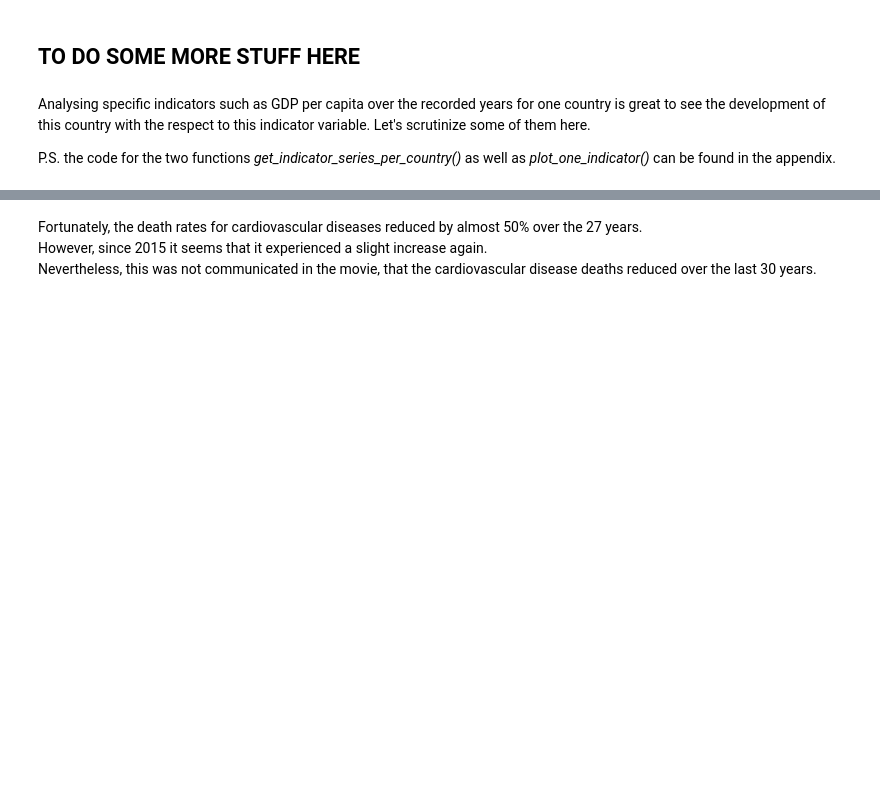
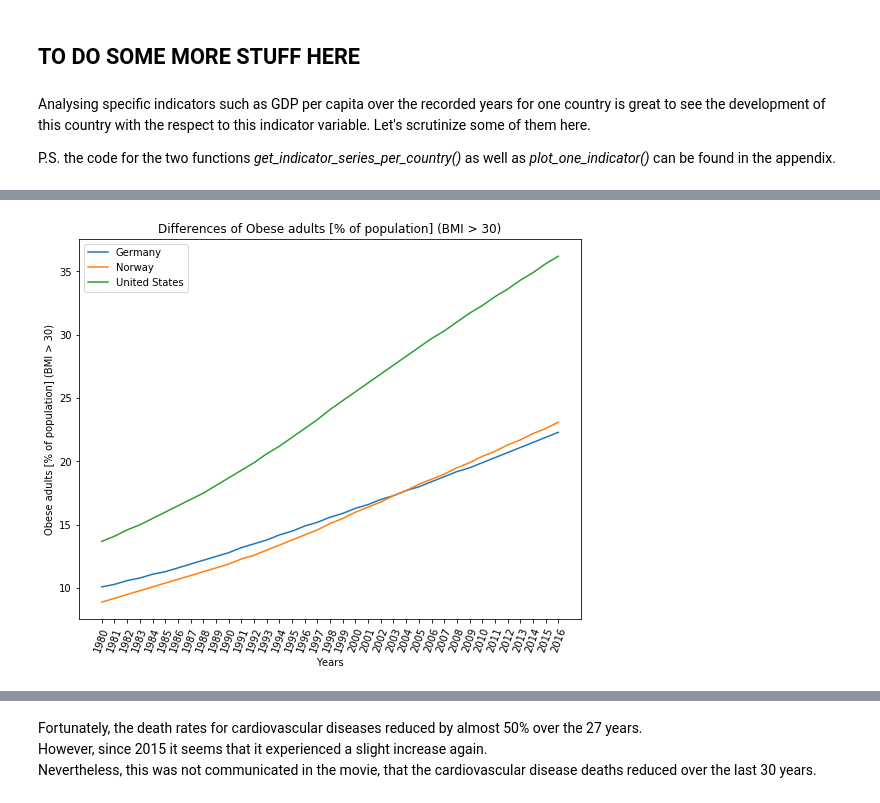
Before and after one commit to lenlehm/Opportunity-Insights, a Jupyter notebook: Countries Analysis.ipynb, the cells around one changed output, grey strips where cells are left out. Cells and saved outputs as stored; diff of their text form; code cells hidden in the pictures; blank space fills up the shorter version.

```diff
--- a/Countries Analysis.ipynb
+++ b/Countries Analysis.ipynb
@@ -829,0 +842,10 @@ values, years = get_indicator_series_per_country("United States", "Cardiovascula
+# %%
+ger, years = get_indicator_series_per_country("Germany", "obese adults", plot=False)
+nor, _ = get_indicator_series_per_country("Norway", "obese adults", plot=False)
+US, _ = get_indicator_series_per_country("United States", "obese adults", plot=False)
+
+vals = [ger, nor, US]
+labels = ["Germany", "Norway", "United States"]
+plot_multiple_charts(years, vals, labels=labels, title="Obese adults [% of population] (BMI > 30)")
+# %% [output]
+[figure, added]
```
Also changed, not shown: parts of 24 cells of this notebook, 1 other file.
